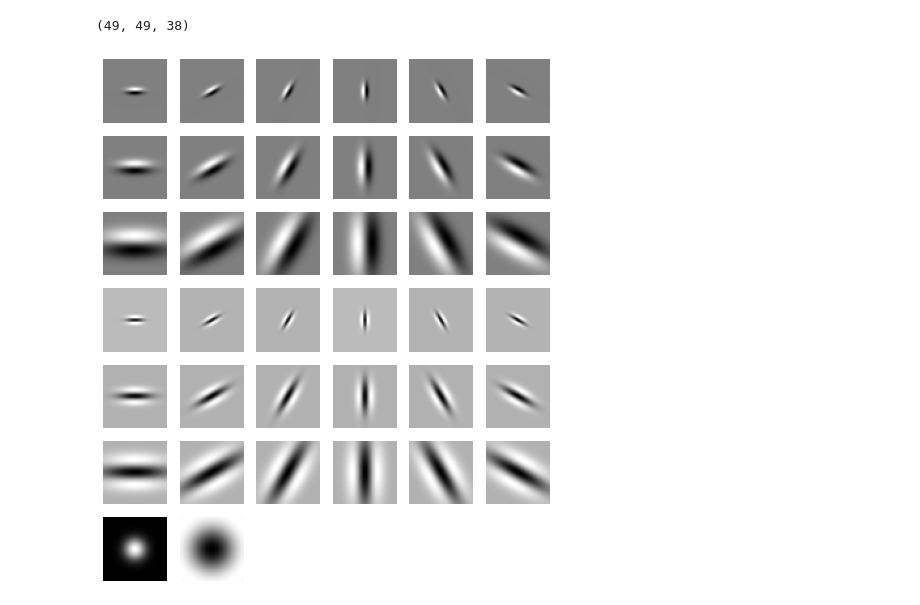
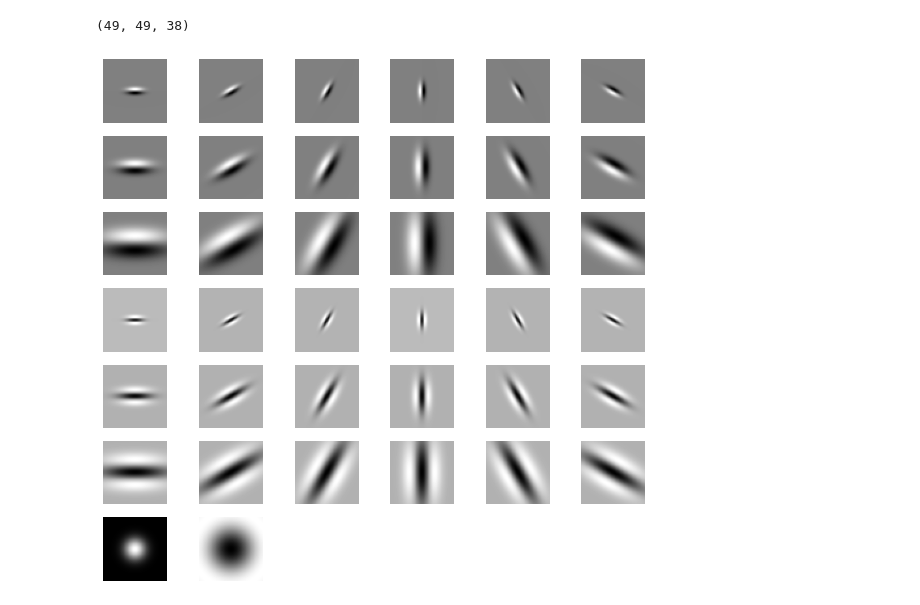
Before and after one commit to Nikronic/Computer-Vision-IUST, a Jupyter notebook: HW03/CV_HW03.ipynb, the cells around one changed output. Drawn from its saved outputs; the diff is of its cells as text; code cells hidden in the pictures.

```diff
--- a/HW03/CV_HW03.ipynb
+++ b/HW03/CV_HW03.ipynb
@@ -130,3 +122,20 @@ ratio = 0.5
+# %%
+# test-train split
+# evenly split
+ratio = 0.5
+
+x_train = np.empty((len(x)//2, x.shape[1], x.shape[2]))
+x_test = np.empty((len(x)//2, x.shape[1], x.shape[2]))
+y_train = np.empty((len(x)//2, ))
+y_test = np.empty((len(x)//2, ))
+
+for i in range(n_classes):
+    indices = list(range(i*sample_size, i*sample_size+sample_size//2))
+    x_train[list(range(indices[0]//2, indices[0]//2+sample_size//2))] = x[indices]
+    y_train[list(range(indices[0]//2, indices[0]//2+sample_size//2))] = y[indices]
+    indices = list(range(i*sample_size+sample_size//2, (i+1)*sample_size))
+    x_test[list(range((indices[0]-sample_size//2)//2, (indices[0]-sample_size//2)//2+sample_size//2))] = x[indices]
+    y_test[list(range((indices[0]-sample_size//2)//2, (indices[0]-sample_size//2)//2+sample_size//2))] = y[indices]
 # %% [markdown]
 ## Filter Bank
 
@@ -221,10 +230,11 @@ print (F.shape)
 # %% [output]
 (49, 49, 38)
 # %%
-plt.figure(figsize=(8, 11))
+plt.figure(figsize=(10, 11))
+
 for i in range(0,38):
     plt.subplot(8,6,i+1)
     plt.axis('off')
     plt.imshow(F[:,:,i], cmap = 'gray')
 # %% [output]
-[figure, old version]
+[figure, new version]
```
Also changed, not shown: parts of 1 cell of this notebook.
